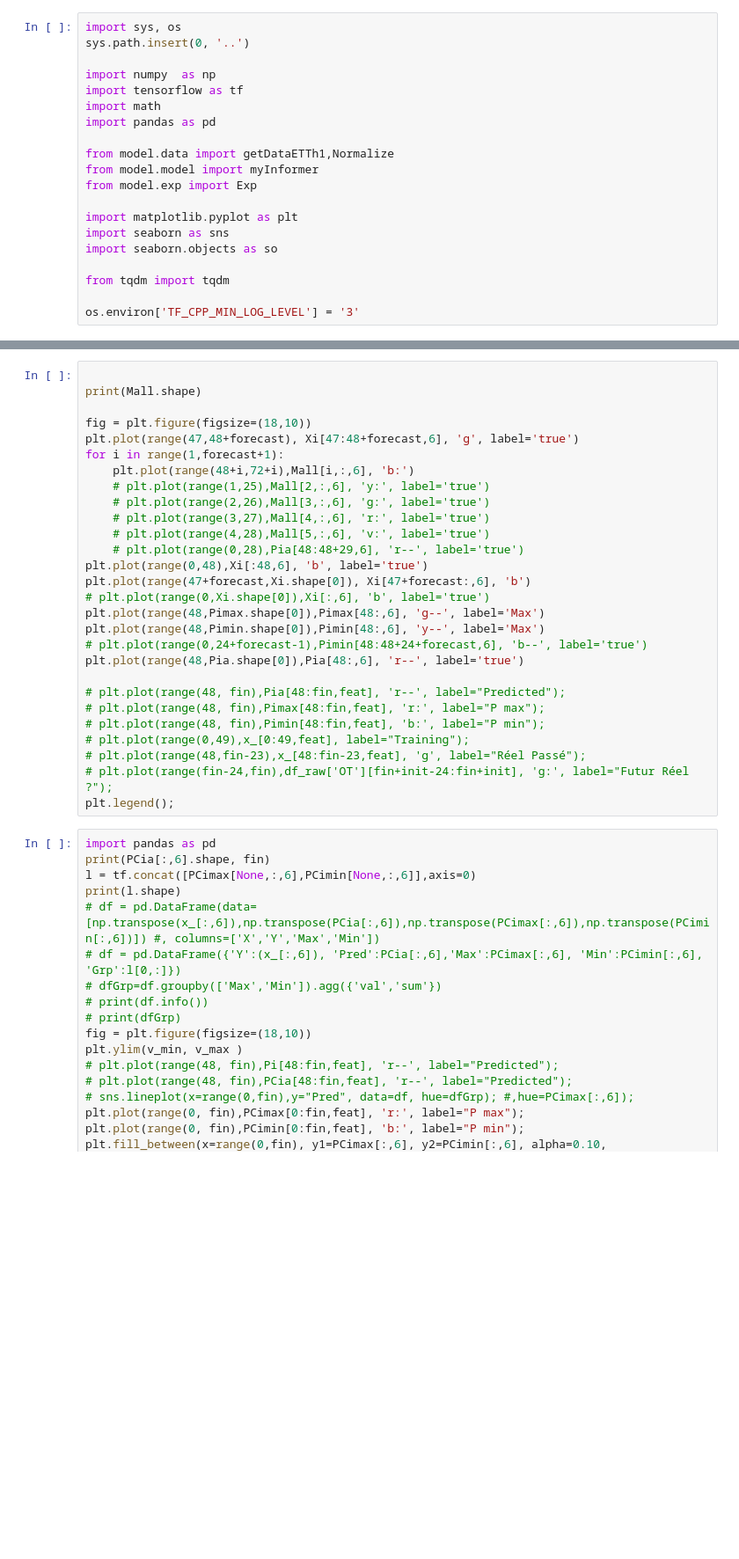
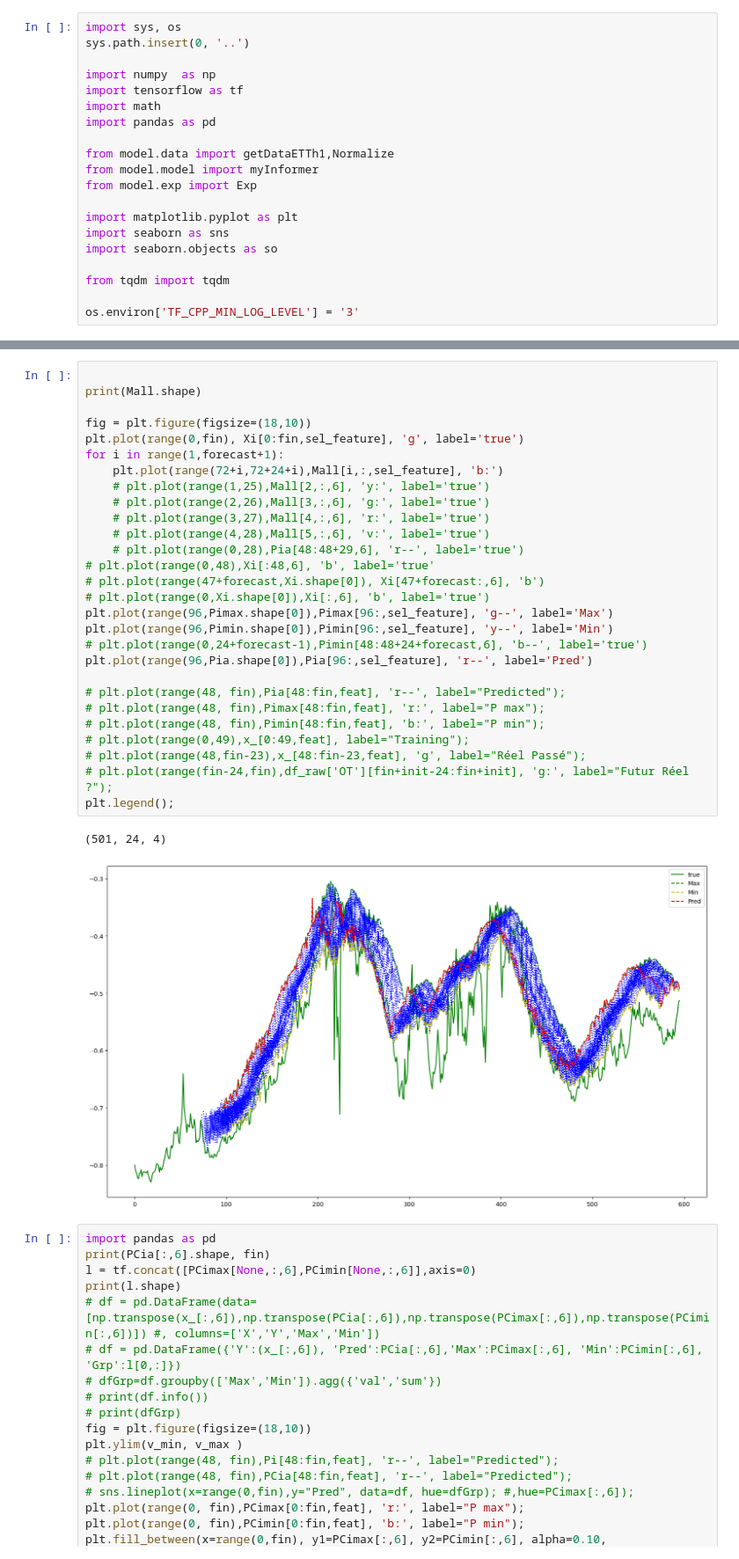
Before and after one commit to e-coucou/Machine-Learning, a Jupyter notebook: 1-Projet/Achats/ep/Gas - Fixing/informer/test-init/test_2.ipynb, the cells around one changed output, grey strips where cells are left out. Shown at 88% size. Cells and saved outputs as stored; diff of their text form; blank space fills up the shorter version.

```diff
--- a/1-Projet/Achats/ep/Gas - Fixing/informer/test-init/test_2.ipynb
+++ b/1-Projet/Achats/ep/Gas - Fixing/informer/test-init/test_2.ipynb
@@ -174,31 +200,34 @@ plt.legend();
 # %%
 
 print(Mall.shape)
 
 fig = plt.figure(figsize=(18,10))
-plt.plot(range(47,48+forecast), Xi[47:48+forecast,6], 'g', label='true')
+plt.plot(range(0,fin), Xi[0:fin,sel_feature], 'g', label='true')
 for i in range(1,forecast+1):
-    plt.plot(range(48+i,72+i),Mall[i,:,6], 'b:')
+    plt.plot(range(72+i,72+24+i),Mall[i,:,sel_feature], 'b:')
     # plt.plot(range(1,25),Mall[2,:,6], 'y:', label='true')
     # plt.plot(range(2,26),Mall[3,:,6], 'g:', label='true')
     # plt.plot(range(3,27),Mall[4,:,6], 'r:', label='true')
     # plt.plot(range(4,28),Mall[5,:,6], 'v:', label='true')
     # plt.plot(range(0,28),Pia[48:48+29,6], 'r--', label='true')
-plt.plot(range(0,48),Xi[:48,6], 'b', label='true')
-plt.plot(range(47+forecast,Xi.shape[0]), Xi[47+forecast:,6], 'b')
+# plt.plot(range(0,48),Xi[:48,6], 'b', label='true'
+# plt.plot(range(47+forecast,Xi.shape[0]), Xi[47+forecast:,6], 'b')
 # plt.plot(range(0,Xi.shape[0]),Xi[:,6], 'b', label='true')
-plt.plot(range(48,Pimax.shape[0]),Pimax[48:,6], 'g--', label='Max')
-plt.plot(range(48,Pimin.shape[0]),Pimin[48:,6], 'y--', label='Max')
+plt.plot(range(96,Pimax.shape[0]),Pimax[96:,sel_feature], 'g--', label='Max')
+plt.plot(range(96,Pimin.shape[0]),Pimin[96:,sel_feature], 'y--', label='Min')
 # plt.plot(range(0,24+forecast-1),Pimin[48:48+24+forecast,6], 'b--', label='true')
-plt.plot(range(48,Pia.shape[0]),Pia[48:,6], 'r--', label='true')
+plt.plot(range(96,Pia.shape[0]),Pia[96:,sel_feature], 'r--', label='Pred')
 
 # plt.plot(range(48, fin),Pia[48:fin,feat], 'r--', label="Predicted");
 # plt.plot(range(48, fin),Pimax[48:fin,feat], 'r:', label="P max");
 # plt.plot(range(48, fin),Pimin[48:fin,feat], 'b:', label="P min");
 # plt.plot(range(0,49),x_[0:49,feat], label="Training");
 # plt.plot(range(48,fin-23),x_[48:fin-23,feat], 'g', label="Réel Passé");
 # plt.plot(range(fin-24,fin),df_raw['OT'][fin+init-24:fin+init], 'g:', label="Futur Réel ?");
 plt.legend();
+# %% [output]
+(501, 24, 4)
+[figure, added]
 # %%
 import pandas as pd
 print(PCia[:,6].shape, fin)
```
Also changed, not shown: parts of 7 cells of this notebook, 14 other files.
